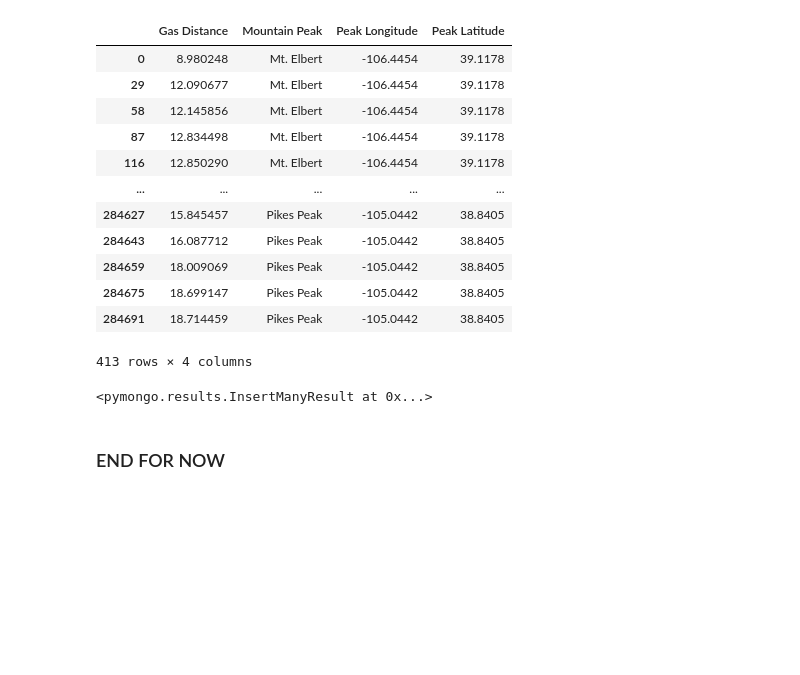
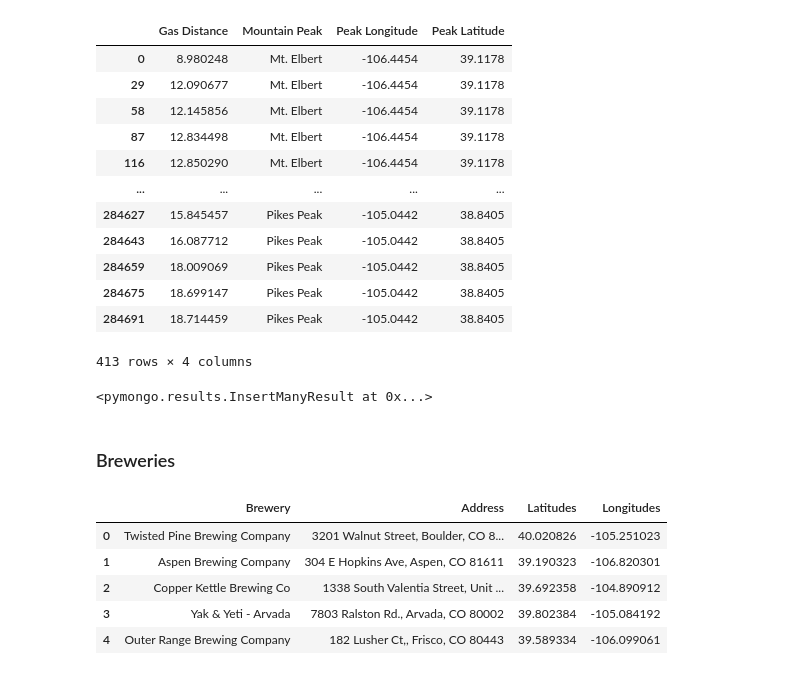
Before and after one commit to JohnMowry77/14ers_breweries_camping, a Jupyter notebook: Scripts/Mongo_DB_Script.ipynb, the cells around one changed output. Saved outputs shown, nothing was run; the diff lists cells and outputs as text; code cells hidden in the pictures; blank space fills up the shorter version.

```diff
--- a/Scripts/Mongo_DB_Script.ipynb
+++ b/Scripts/Mongo_DB_Script.ipynb
@@ -527,5 +542,17 @@ data = clean_gas_merge.to_dict(orient = "records")
 gas_14ers.insert_many(data)
 # %% [output]
 <pymongo.results.InsertManyResult at 0x...>
-# %% [markdown]
-### END FOR NOW
+# %% [markdown]
+### Breweries
+# %%
+# Create Pandas df using flat csv camp ground file
+file_path = "../Resources/cleaned_breweries.csv"
+breweries = pd.read_csv(file_path,encoding="utf-8")
+#breweries.head()
+# %% [output]
+|  | Brewery | Address | Latitudes | Longitudes |
+| 0 | Twisted Pine Brewing Company | 3201 Walnut Street, Boulder, CO 8... | 40.020826 | -105.251023 |
+| 1 | Aspen Brewing Company | 304 E Hopkins Ave, Aspen, CO 81611 | 39.190323 | -106.820301 |
+| 2 | Copper Kettle Brewing Co | 1338 South Valentia Street, Unit ... | 39.692358 | -104.890912 |
+| 3 | Yak & Yeti - Arvada | 7803 Ralston Rd., Arvada, CO 80002 | 39.802384 | -105.084192 |
+| 4 | Outer Range Brewing Company | 182 Lusher Ct,, Frisco, CO 80443 | 39.589334 | -106.099061 |
```
Also changed, not shown: parts of 14 cells of this notebook, 7 other files.
